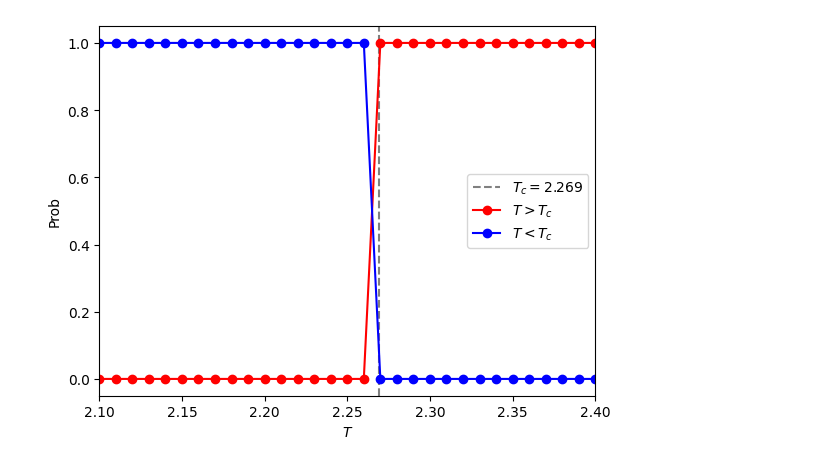
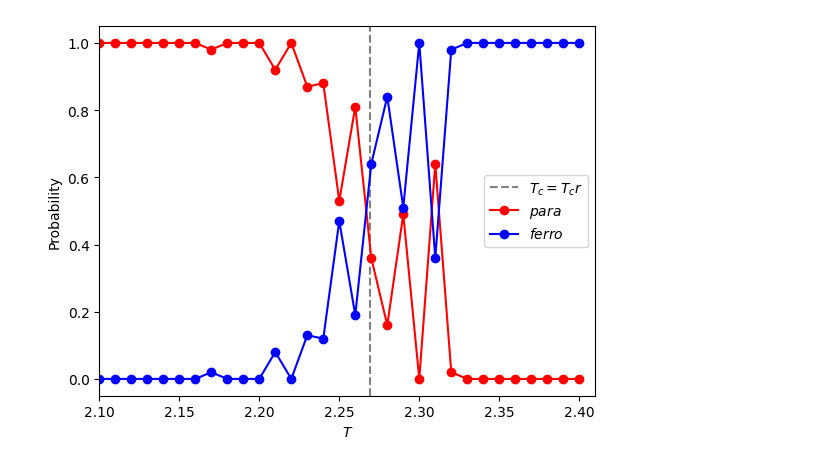
Before and after one commit to tatsuya0926/spin-configuration-learning, a Jupyter notebook: learning/train/train_cnn_Ising.ipynb, the cells around one changed output. Saved outputs shown, nothing was run; the diff lists cells and outputs as text; code cells hidden in the pictures.

Commit message:
fixed model training

```diff
--- a/learning/train/train_cnn_Ising.ipynb
+++ b/learning/train/train_cnn_Ising.ipynb
@@ -74 +42,3 @@ val_temps = temps[1::2]
+# %%
+train_data, vaild_data = create_train_data(prm_list, ndata, T_cr, exclude_T=(2.23, 2.31))
 # %%
@@ -82,6 +50,7 @@ val_data.shape =  torch.Size([775, 1, 64, 64])
 # %%
-train_loader = DataLoader(TensorDataset(train_data, train_labels), batch_size=10, shuffle=True)
-valid_loader = DataLoader(TensorDataset(val_data, val_labels), batch_size=10, shuffle=False)
+torch.manual_seed(3407)
+train_loader = DataLoader(train_data, batch_size=100, shuffle=True)
+valid_loader = DataLoader(vaild_data, batch_size=100, shuffle=False)
 # %%
 model = CNNClassifier()
 criterion = nn.CrossEntropyLoss()
@@ -92,7 +61,7 @@ losses = []
 accuracy_list = []
 for epoch in range(epochs):
     model.train()
-    for data, target in train_loader:
+    for data, _, target in train_loader:
         optimizer.zero_grad()
         output = model(data)
         loss = criterion(output, target.type(torch.long))
@@ -106,7 +75,7 @@ for epoch in range(epochs):
     answer = []
     prediction = []
     with torch.no_grad():
-        for data, target in valid_loader:
+        for data, _, target in valid_loader:
             output = model(data)
             valid_loss += criterion(output, target.type(torch.long)).item()
             pred = output.argmax(dim=1, keepdim=True)
@@ -156,25 +125,54 @@ plt.show()
 # %%
 xs = []
 y1s = []
 y2s = []
-Ndatamax = val_data.shape[0]
-Nsameclass = 25
-for j in range(0, Ndatamax, Nsameclass):
-    result = model(val_data[j:j+Nsameclass])
-    x = val_temps[j]
-    y1 = np.mean(result.argmax(dim=1, keepdim=True).detach().numpy().copy())
-    y2 = 1 - np.mean(result.argmax(dim=1, keepdim=True).detach().numpy().copy())
-    xs.append(x)
-    y1s.append(y1)
-    y2s.append(y2)
-    # print(x, y1, y2)
+temps = []
+prediction = []
+sum_pred = 0
+count = 0
+
+model.eval()
+for data, temp, target in valid_loader:
+    output = model(data)
+    pred = output.argmax(dim=1, keepdim=False)
+    prediction += list(pred.cpu().numpy())
+    temps += list(temp.cpu().numpy())
+# print(len(prediction), len(temps))
+
+for i in range(len(vaild_data)):
+    if i == 0:
+        sum_pred += prediction[i]
+        count += 1
+        xs.append(temps[i])
+    else:
+        if temps[i] != temps[i-1]:
+            # y1s, y2sに格納
+            prob = sum_pred/count
+            y1s.append(1 - prob)
+            y2s.append(prob)
+
+            sum_pred = 0
+            count = 0
+            sum_pred += prediction[i]
+            count += 1
+            xs.append(temps[i])
+        elif i == len(vaild_data)-1:
+            # y1s, y2sに格納
+            prob = sum_pred/count
+            y1s.append(1 - prob)
+            y2s.append(prob)
+        else:
+            sum_pred += prediction[i]
+            count += 1
+# print(len(xs), len(y1s), len(y2s))
+
 plt.axvline(x=T_cr, ymin=0, ymax=1, ls="dashed", color="gray", label=r"$T_c={T_cr}$")
-plt.xlim(t_start,t_sum)
-plt.plot(xs, y1s, label=r"$T>T_c$", marker="o", color="red")
-plt.plot(xs, y2s, label=r"$T<T_c$", marker="o", color="blue")
+plt.xlim(t_start,t_end)
+plt.plot(xs, y1s, label=r"$para$", marker="o", color="red")
+plt.plot(xs, y2s, label=r"$ferro$", marker="o", color="blue")
 plt.legend()
 plt.xlabel(r"$T$")
-plt.ylabel(r"Prob")
+plt.ylabel(r"Probability")
 plt.show()
 # %% [output]
-[figure, old version]
+[figure, new version]
```
Also changed, not shown: parts of 7 cells of this notebook, 10 other files.
